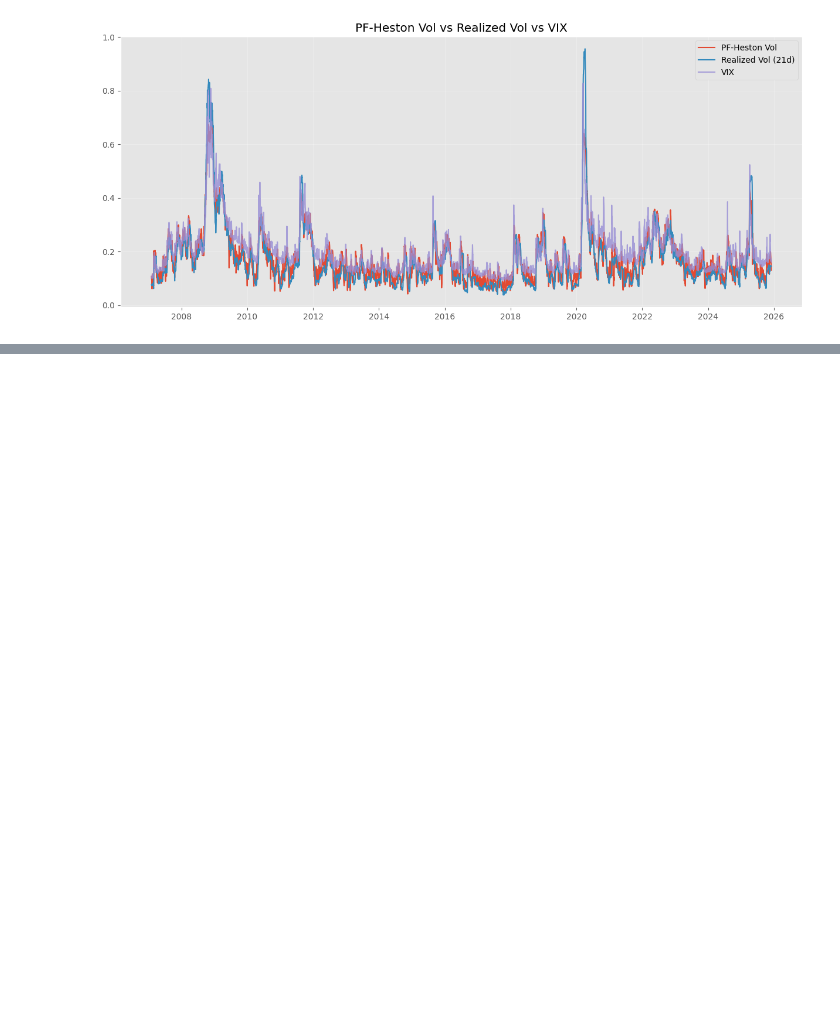
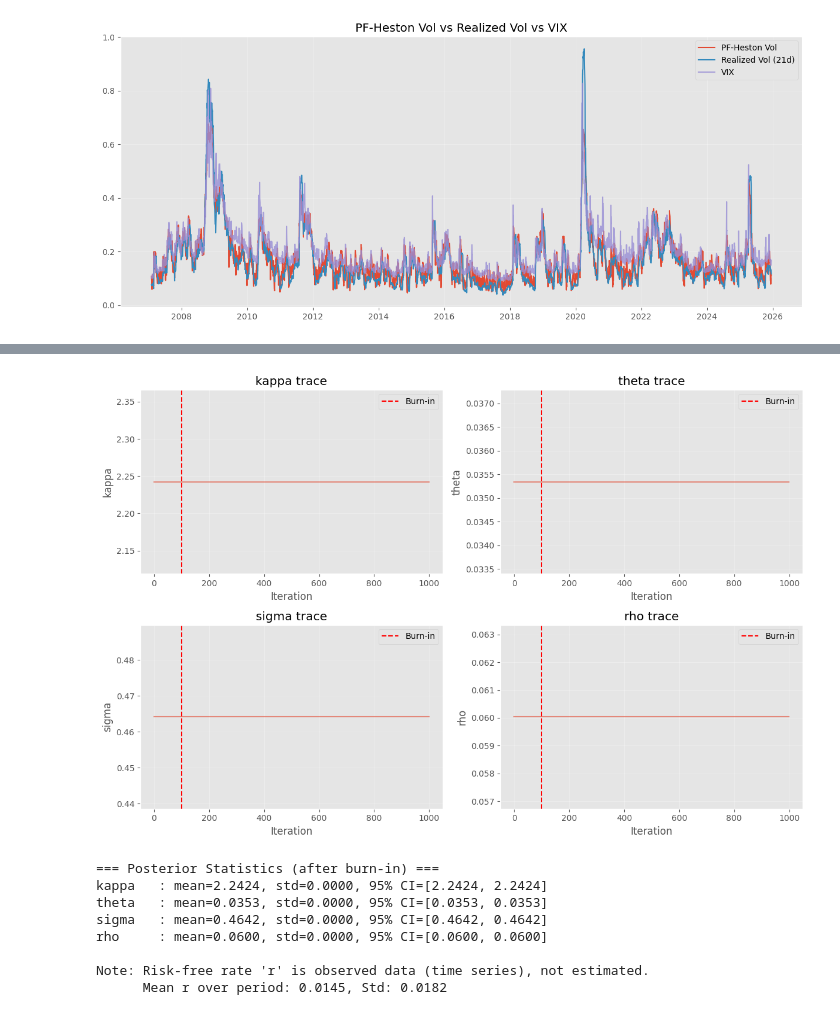
Before and after one commit to MichaelCarloH/heston-particle-filter-calibration, a Jupyter notebook: notebooks/exploration/heston_ssm_bootstrap_pf.ipynb, the cells around one changed output, grey strips where cells are left out. Cells and saved outputs as stored; diff of their text form; code cells hidden in the pictures; blank space fills up the shorter version.

```diff
--- a/notebooks/exploration/heston_ssm_bootstrap_pf.ipynb
+++ b/notebooks/exploration/heston_ssm_bootstrap_pf.ipynb
@@ -584,0 +829,38 @@ plt.show()
+# %%
+# Plot MCMC traces (parameter values over iterations)
+burnin = 100  # Discard first 100 iterations
+
+fig, axes = plt.subplots(2, 2, figsize=(12, 8))
+axes = axes.flatten()
+
+param_names = ['kappa', 'theta', 'sigma', 'rho']  # 'r' is not estimated
+for i, param in enumerate(param_names):
+    axes[i].plot(pmmh.chain.theta[param], alpha=0.6)
+    axes[i].axvline(burnin, color='red', linestyle='--', label='Burn-in')
+    axes[i].set_title(f'{param} trace')
+    axes[i].set_xlabel('Iteration')
+    axes[i].set_ylabel(param)
+    axes[i].legend()
+    axes[i].grid(True, alpha=0.3)
+
+plt.tight_layout()
+plt.show()
+
+# Print posterior statistics
+print("\n=== Posterior Statistics (after burn-in) ===")
+for param in param_names:
+    samples = pmmh.chain.theta[param][burnin:]
+    print(f"{param:8s}: mean={samples.mean():.4f}, std={samples.std():.4f}, "
+          f"95% CI=[{np.percentile(samples, 2.5):.4f}, {np.percentile(samples, 97.5):.4f}]")
+print(f"\nNote: Risk-free rate 'r' is observed data (time series), not estimated.")
+print(f"      Mean r over period: {r_series.mean():.4f}, Std: {r_series.std():.4f}")
+# %% [output]
+[figure, added]
+=== Posterior Statistics (after burn-in) ===
+kappa   : mean=2.2424, std=0.0000, 95% CI=[2.2424, 2.2424]
+theta   : mean=0.0353, std=0.0000, 95% CI=[0.0353, 0.0353]
+sigma   : mean=0.4642, std=0.0000, 95% CI=[0.4642, 0.4642]
+rho     : mean=0.0600, std=0.0000, 95% CI=[0.0600, 0.0600]
+
+Note: Risk-free rate 'r' is observed data (time series), not estimated.
+      Mean r over period: 0.0145, Std: 0.0182
```
Also changed, not shown: parts of 22 cells of this notebook.
